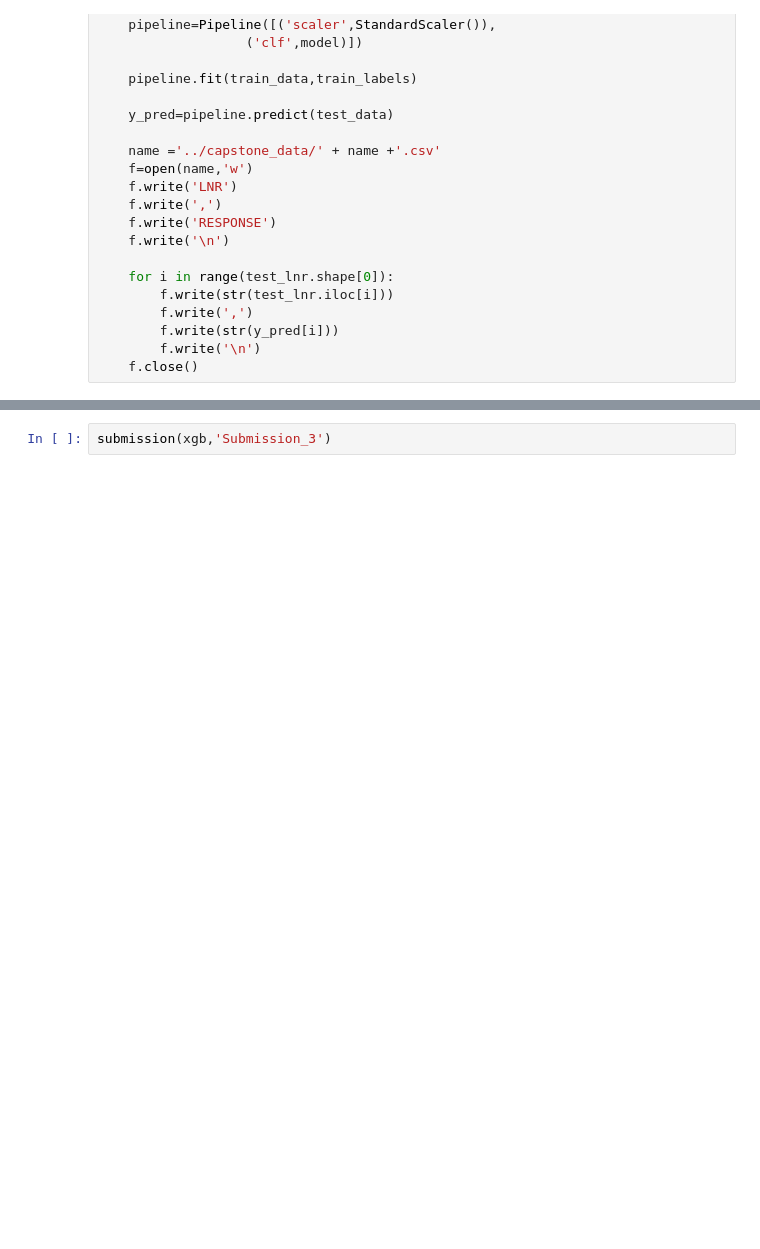
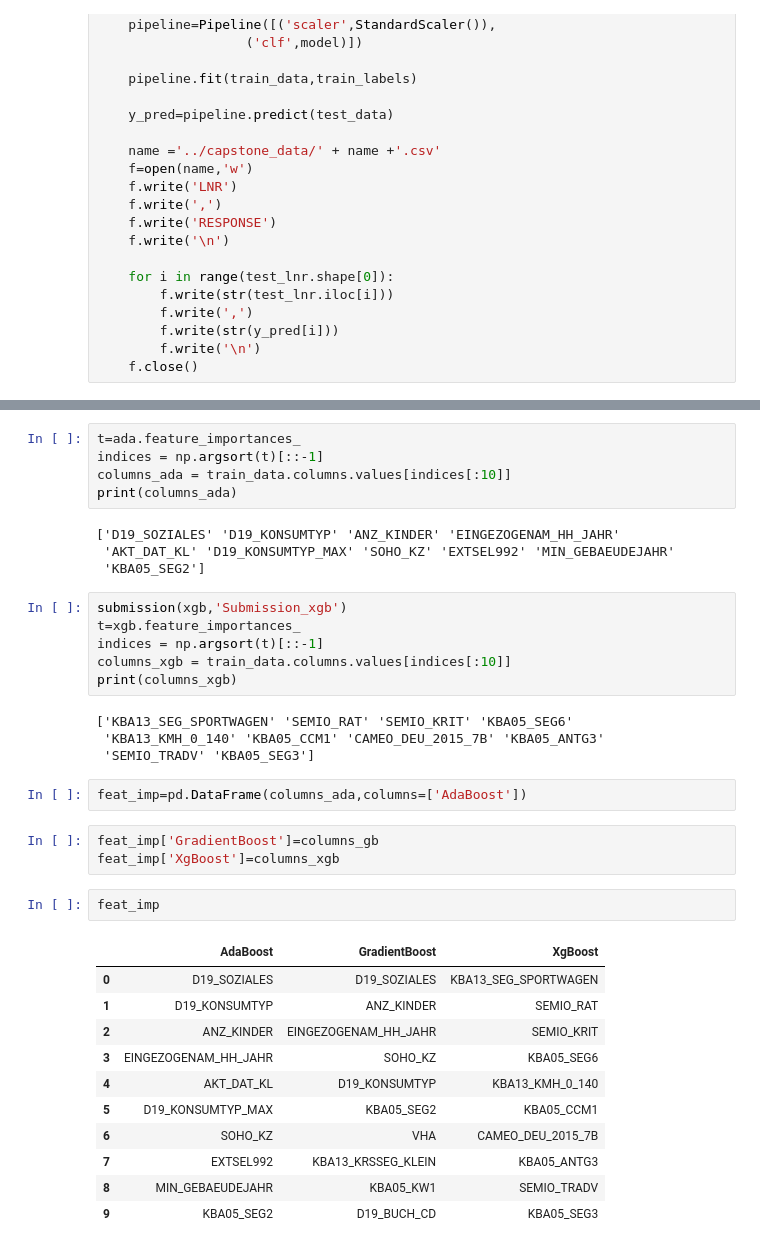
Before and after one commit to RuchitDoshi/Avarto_Customer_Segmentation, a Jupyter notebook: Supervised_learning.ipynb, the cells around one changed output, grey strips where cells are left out. Saved outputs shown, nothing was run; the diff lists cells and outputs as text; blank space fills up the shorter version.

```diff
--- a/Supervised_learning.ipynb
+++ b/Supervised_learning.ipynb
@@ -567,2 +581,38 @@ submission(ada,'Submission_2')
-# %%
-submission(xgb,'Submission_3')
+# %%
+t=ada.feature_importances_
+indices = np.argsort(t)[::-1]
+columns_ada = train_data.columns.values[indices[:10]]
+print(columns_ada)
+# %% [output]
+['D19_SOZIALES' 'D19_KONSUMTYP' 'ANZ_KINDER' 'EINGEZOGENAM_HH_JAHR'
+ 'AKT_DAT_KL' 'D19_KONSUMTYP_MAX' 'SOHO_KZ' 'EXTSEL992' 'MIN_GEBAEUDEJAHR'
+ 'KBA05_SEG2']
+# %%
+submission(xgb,'Submission_xgb')
+t=xgb.feature_importances_
+indices = np.argsort(t)[::-1]
+columns_xgb = train_data.columns.values[indices[:10]]
+print(columns_xgb)
+# %% [output]
+['KBA13_SEG_SPORTWAGEN' 'SEMIO_RAT' 'SEMIO_KRIT' 'KBA05_SEG6'
+ 'KBA13_KMH_0_140' 'KBA05_CCM1' 'CAMEO_DEU_2015_7B' 'KBA05_ANTG3'
+ 'SEMIO_TRADV' 'KBA05_SEG3']
+# %%
+feat_imp=pd.DataFrame(columns_ada,columns=['AdaBoost'])
+# %%
+feat_imp['GradientBoost']=columns_gb
+feat_imp['XgBoost']=columns_xgb
+# %%
+feat_imp
+# %% [output]
+|  | AdaBoost | GradientBoost | XgBoost |
+| 0 | D19_SOZIALES | D19_SOZIALES | KBA13_SEG_SPORTWAGEN |
+| 1 | D19_KONSUMTYP | ANZ_KINDER | SEMIO_RAT |
+| 2 | ANZ_KINDER | EINGEZOGENAM_HH_JAHR | SEMIO_KRIT |
+| 3 | EINGEZOGENAM_HH_JAHR | SOHO_KZ | KBA05_SEG6 |
+| 4 | AKT_DAT_KL | D19_KONSUMTYP | KBA13_KMH_0_140 |
+| 5 | D19_KONSUMTYP_MAX | KBA05_SEG2 | KBA05_CCM1 |
+| 6 | SOHO_KZ | VHA | CAMEO_DEU_2015_7B |
+| 7 | EXTSEL992 | KBA13_KRSSEG_KLEIN | KBA05_ANTG3 |
+| 8 | MIN_GEBAEUDEJAHR | KBA05_KW1 | SEMIO_TRADV |
+| 9 | KBA05_SEG2 | D19_BUCH_CD | KBA05_SEG3 |
```
Also changed, not shown: parts of 18 cells of this notebook, 6 other files.
